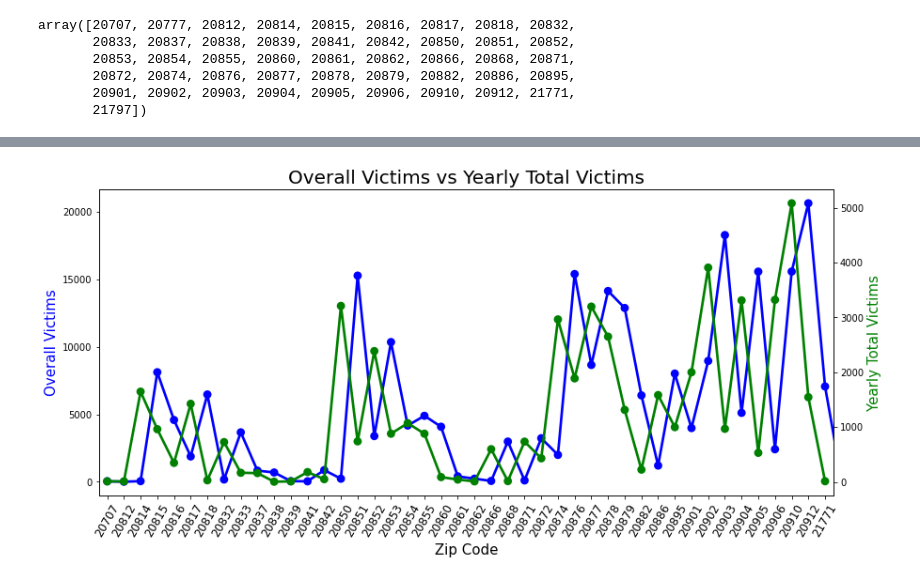
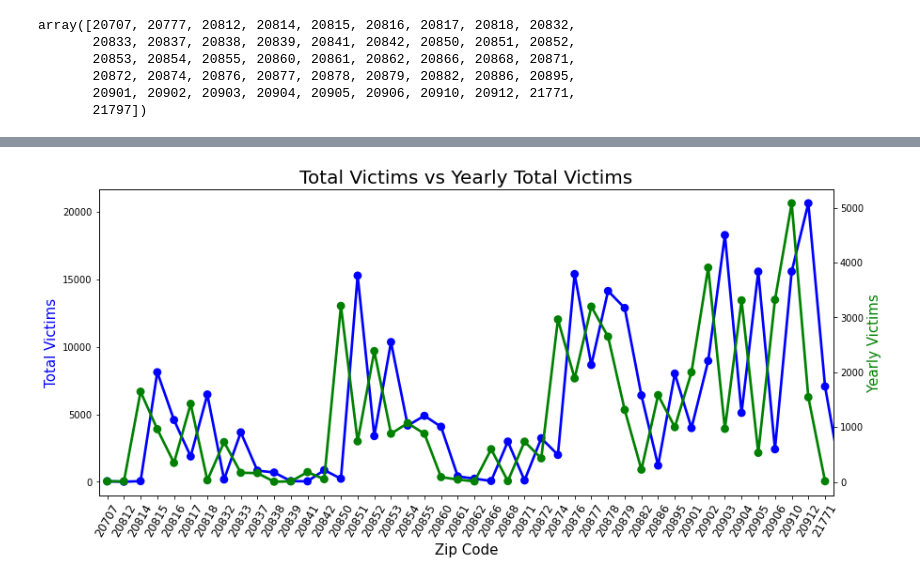
Before and after one commit to dspark0419/DATA-205, a Jupyter notebook: Project_Crime.ipynb, the cells around one changed output, grey strips where cells are left out. Drawn from its saved outputs; the diff is of its cells as text; code cells hidden in the pictures.

```diff
--- a/Project_Crime.ipynb
+++ b/Project_Crime.ipynb
@@ -244,20 +232,20 @@ plt.show()
 # %%
 fig, ax = plt.subplots(figsize=[14,6])
 
 sns.pointplot(ax=ax, data=mcPopCrime_byCol, x='ZCTA5N', y='Victims', color='blue', ci=None, estimator=sum)
 ax1 = ax.twinx()
 sns.pointplot(ax=ax1, data=mcPopCrime_byCol_year, x='ZCTA5N', y='Victims', color='green', ci=None, estimator=sum)
 
-ax.set_title('Overall Victims vs Yearly Total Victims', size=20)
+ax.set_title('Total Victims vs Yearly Total Victims', size=20)
 #ax.set_xticks()
 ax.set_xticklabels(mcPopCrime_byCol_year['ZCTA5N'].unique(), rotation=60, size=12) #ax.get_xticklabels()
 ax.set_xlabel('Zip Code', size=15)
-ax.set_ylabel('Overall Victims', size=15, color='blue')
-ax1.set_ylabel('Yearly Total Victims', size=15, color='green')
+ax.set_ylabel('Total Victims', size=15, color='blue')
+ax1.set_ylabel('Yearly Victims', size=15, color='green')
 
 plt.show()
 # %% [output]
-[figure, old version]
+[figure, new version]
 # %%
 sns.barplot(data=mcPopCrime_byCol, x='ZCTA5N', y='Victims', hue='Crime Name1', palette='colorblind',
             dodge=False, orient='v', ci=None, estimator=sum)
```
Also changed, not shown: parts of 13 cells of this notebook.
